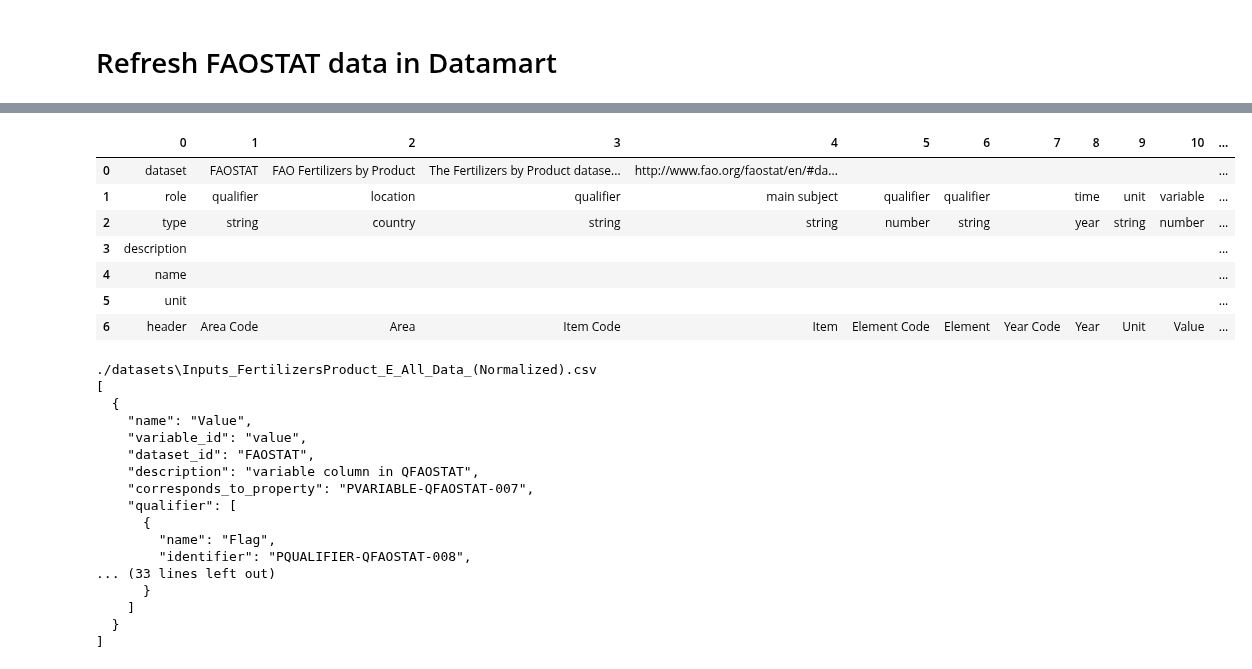
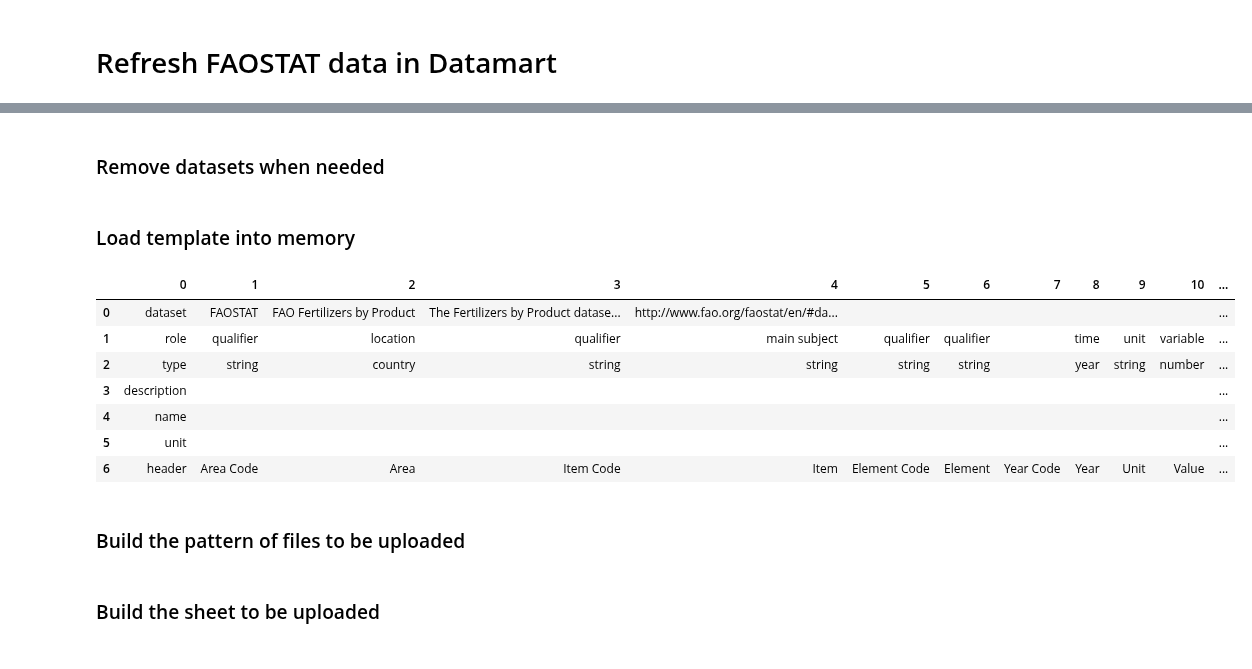
Before and after one commit to usc-isi-i2/datamart-api, a Jupyter notebook: data-refresh/FAOSTAT/FAOSTAT-Data-Refresh.ipynb, the cells around one changed output, grey strips where cells are left out. Cells and saved outputs as stored; diff of their text form; code cells hidden in the pictures.

```diff
--- a/data-refresh/FAOSTAT/FAOSTAT-Data-Refresh.ipynb
+++ b/data-refresh/FAOSTAT/FAOSTAT-Data-Refresh.ipynb
@@ -31,0 +54,2 @@ def upload_frame_annotated(buffer, url, put_data=True):
+# %% [markdown]
+### Remove datasets when needed
@@ -32,14 +59,17 @@ def upload_frame_annotated(buffer, url, put_data=True):
+# %% [markdown]
+### Load template into memory
 # %%
-if not os.path.isfile(template_path):
-    raise FileNotFoundError("Template file does not exist!")
-
-df_template = pd.read_csv(template_path, sep='\t', dtype=object, header=None).fillna('')
+def get_template(template_path: str):
+    if not os.path.isfile(template_path):
+        raise FileNotFoundError("Template file does not exist!")
+    return pd.read_csv(template_path, sep='\t', dtype=object, header=None).fillna('')
+df_template = get_template(template_path)
 df_template
 # %% [output]
 |  | 0 | 1 | 2 | 3 | 4 | 5 | 6 | 7 | 8 | 9 | 10 | ... |
 | 0 | dataset | FAOSTAT | FAO Fertilizers by Product | The Fertilizers by Product datase... | http://www.fao.org/faostat/en/#da... |  |  |  |  |  |  | ... |
 | 1 | role | qualifier | location | qualifier | main subject | qualifier | qualifier |  | time | unit | variable | ... |
-| 2 | type | string | country | string | string | number | string |  | year | string | number | ... |
+| 2 | type | string | country | string | string | string | string |  | year | string | number | ... |
 | 3 | description |  |  |  |  |  |  |  |  |  |  | ... |
 | 4 | name |  |  |  |  |  |  |  |  |  |  | ... |
 | 5 | unit |  |  |  |  |  |  |  |  |  |  | ... |
@@ -57,54 +77,2 @@ files_to_upload = generate_filenames(datasets_path)
-# %%
-dataset_id = df_template.iloc[0,1]
-nCols = len(df_template.iloc[0]) - 1
-for i, data_path in enumerate(files_to_upload):
-
-    print(data_path)
-
-    # Only extract the first nCols columns specified in the template
-    sheet = pd.DataFrame()
-    if data_path.endswith('.xlsx'):
-        sheet = pd.read_excel(data_path, dtype=object).fillna('')
-    elif data_path.endswith('.csv'):
-        sheet = pd.read_csv(data_path, encoding='latin1', dtype=object).fillna('')
-    else:
-        continue
-
-    sheet = sheet[sheet.columns[:nCols]]
-
-    # Verify Label matches
-    if False in sheet.columns == df_template.iloc[6][1:]:
-        raise ValueError(f'Columns do not match between template and input: {data_path}. Abort...')
-
-    # Build inputs
-    sheet.insert(loc=0, column='', value='')
-    sheet.iloc[0,0] = 'data'
-
-    # Build annotated data
-    sheet.columns = df_template.columns
-    annotated_sheet = df_template.append(sheet)
-
-    # post data to datamart
-    buffer = io.StringIO()
-    annotated_sheet.to_csv(buffer, index=False, header=False)
-    url = f'{datamart_api_url}/datasets/{dataset_id}/annotated?create_if_not_exist=true'
-    upload_frame_annotated(buffer, url, False)
-    #annotated_sheet.to_excel('tmp.xlsx', index=False, header=False)
-# %% [output]
-./datasets\Inputs_FertilizersProduct_E_All_Data_(Normalized).csv
-[
-  {
-    "name": "Value",
-    "variable_id": "value",
-    "dataset_id": "FAOSTAT",
-    "description": "variable column in QFAOSTAT",
-    "corresponds_to_property": "PVARIABLE-QFAOSTAT-007",
-    "qualifier": [
-      {
-        "name": "Flag",
-        "identifier": "PQUALIFIER-QFAOSTAT-008",
-... (33 lines left out)
-      }
-    ]
-  }
-]
+# %% [markdown]
+### Build the pattern of files to be uploaded
@@ -110,0 +89,2 @@ for i, data_path in enumerate(files_to_upload):
+# %% [markdown]
+### Build the sheet to be uploaded
```
Also changed, not shown: parts of 22 cells of this notebook, 2 other files.
